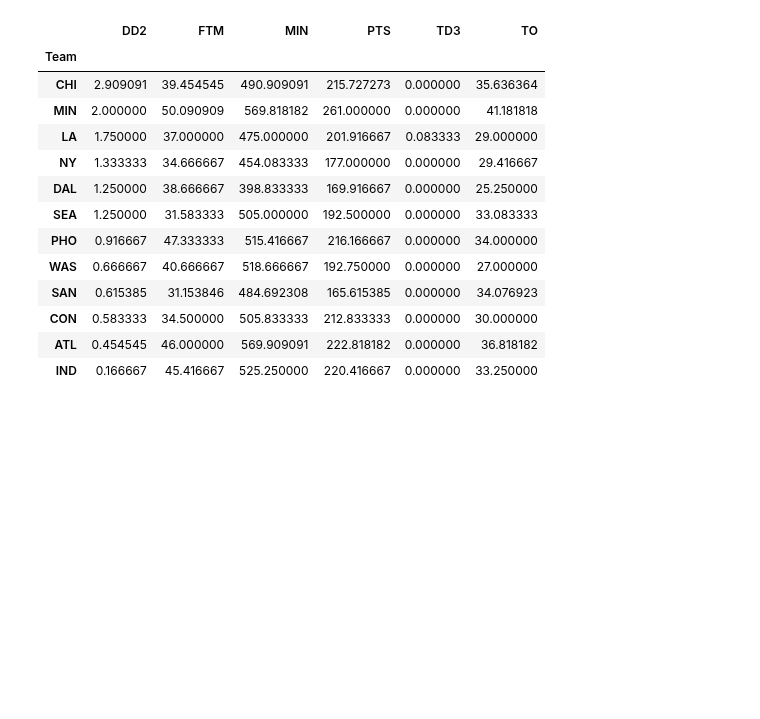
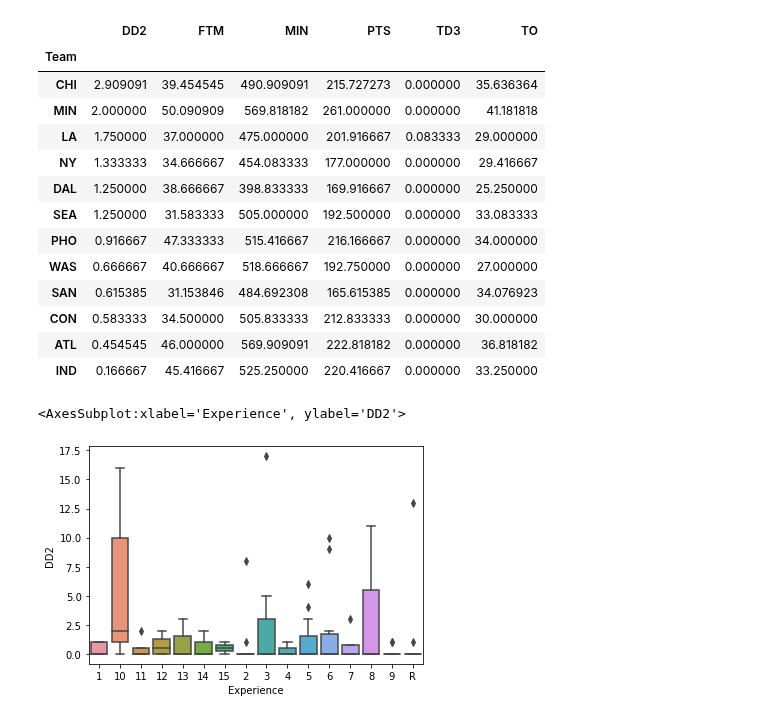
Before and after one commit to jmolendijk/dataV2-labs, a Jupyter notebook: module-2/M2-mini-project2/your-code/3.-Inferential-Analysis.ipynb, the cells around one changed output. Saved outputs shown, nothing was run; the diff lists cells and outputs as text; code cells hidden in the pictures; blank space fills up the shorter version.

```diff
--- a/module-2/M2-mini-project2/your-code/3.-Inferential-Analysis.ipynb
+++ b/module-2/M2-mini-project2/your-code/3.-Inferential-Analysis.ipynb
@@ -278,3 +278,8 @@ wnba.pivot_table(index='Team', values=['Name','MIN','FTM','DD2','TD3','TO','PTS'
 | CON | 0.583333 | 34.500000 | 505.833333 | 212.833333 | 0.000000 | 30.000000 |
 | ATL | 0.454545 | 46.000000 | 569.909091 | 222.818182 | 0.000000 | 36.818182 |
 | IND | 0.166667 | 45.416667 | 525.250000 | 220.416667 | 0.000000 | 33.250000 |
+# %%
+sns.boxplot(wnba['Experience'].sort_values(),wnba['DD2'])
+# %% [output]
+<AxesSubplot:xlabel='Experience', ylabel='DD2'>
+[figure, added]
```
Also changed, not shown: parts of 7 cells of this notebook, 17 other files.
